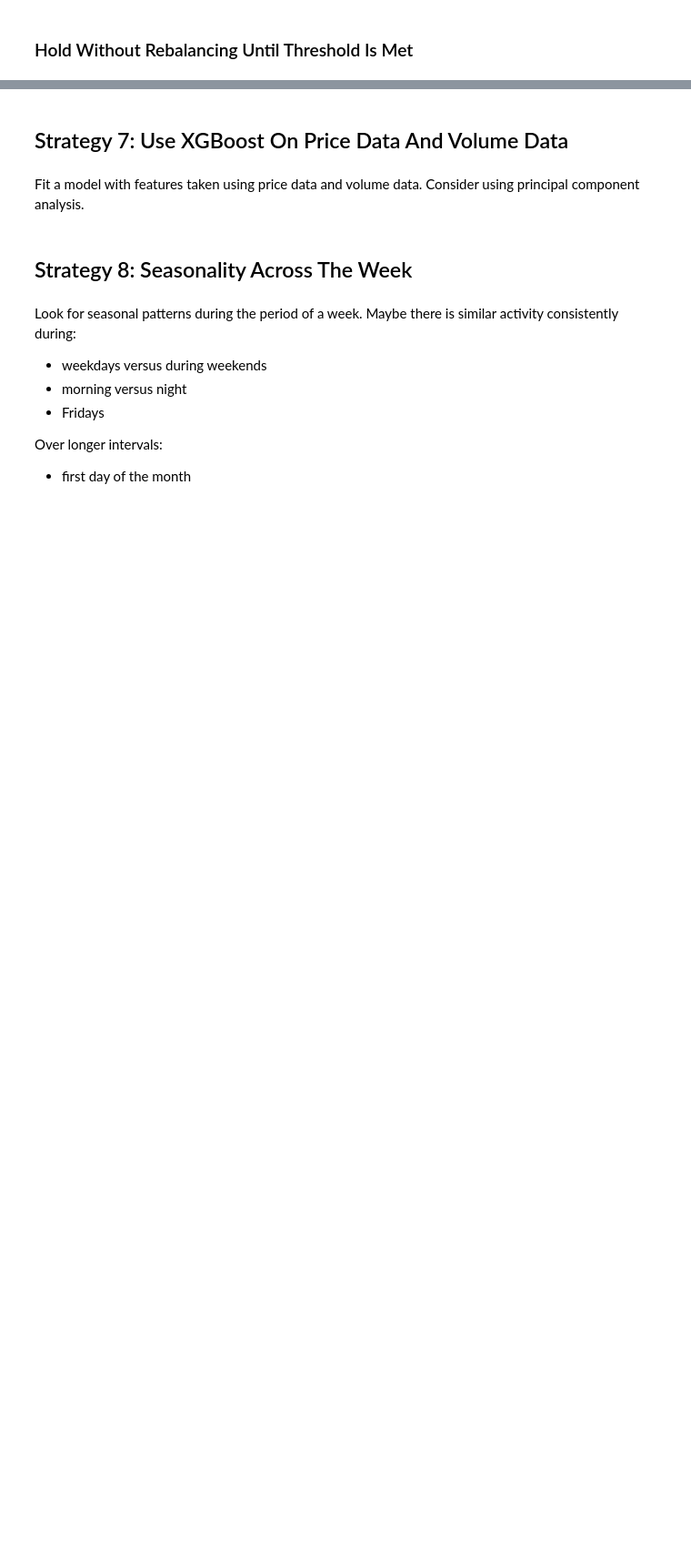
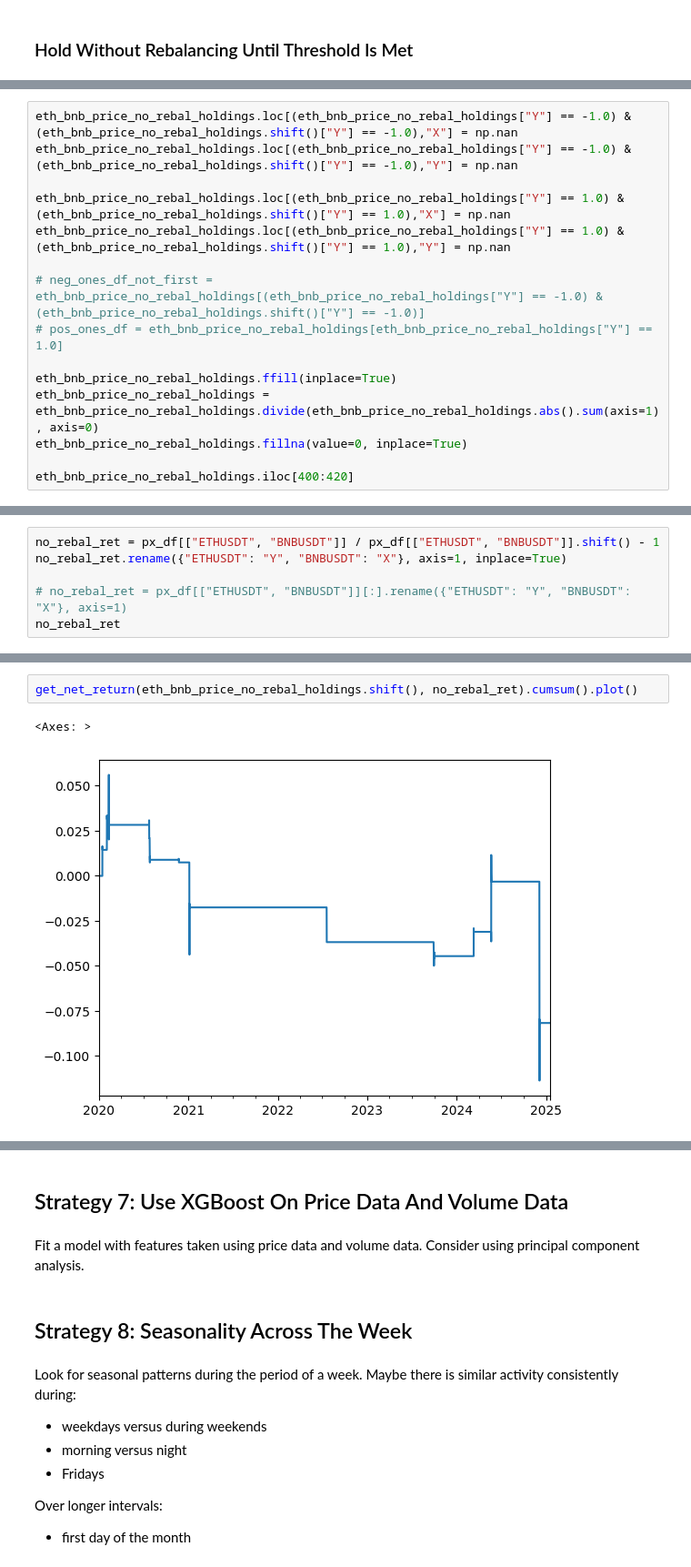
Before and after one commit to wbchristerson/jn-learning, a Jupyter notebook: cryptocurrency_stat_arb.ipynb, the cells around one changed output, grey strips where cells are left out. Shown at 91% size. Cells and saved outputs as stored; diff of their text form; blank space fills up the shorter version.

```diff
--- a/cryptocurrency_stat_arb.ipynb
+++ b/cryptocurrency_stat_arb.ipynb
@@ -1915,0 +1919,15 @@ eth_bnb_price_no_rebal_holdings.iloc[200:220]
+# %%
+eth_bnb_price_no_rebal_holdings.loc[(eth_bnb_price_no_rebal_holdings["Y"] == -1.0) & (eth_bnb_price_no_rebal_holdings.shift()["Y"] == -1.0),"X"] = np.nan
+eth_bnb_price_no_rebal_holdings.loc[(eth_bnb_price_no_rebal_holdings["Y"] == -1.0) & (eth_bnb_price_no_rebal_holdings.shift()["Y"] == -1.0),"Y"] = np.nan
+
+eth_bnb_price_no_rebal_holdings.loc[(eth_bnb_price_no_rebal_holdings["Y"] == 1.0) & (eth_bnb_price_no_rebal_holdings.shift()["Y"] == 1.0),"X"] = np.nan
+eth_bnb_price_no_rebal_holdings.loc[(eth_bnb_price_no_rebal_holdings["Y"] == 1.0) & (eth_bnb_price_no_rebal_holdings.shift()["Y"] == 1.0),"Y"] = np.nan
+
+# neg_ones_df_not_first = eth_bnb_price_no_rebal_holdings[(eth_bnb_price_no_rebal_holdings["Y"] == -1.0) & (eth_bnb_price_no_rebal_holdings.shift()["Y"] == -1.0)]
+# pos_ones_df = eth_bnb_price_no_rebal_holdings[eth_bnb_price_no_rebal_holdings["Y"] == 1.0]
+
+eth_bnb_price_no_rebal_holdings.ffill(inplace=True)
+eth_bnb_price_no_rebal_holdings = eth_bnb_price_no_rebal_holdings.divide(eth_bnb_price_no_rebal_holdings.abs().sum(axis=1), axis=0)
+eth_bnb_price_no_rebal_holdings.fillna(value=0, inplace=True)
+
+eth_bnb_price_no_rebal_holdings.iloc[400:420]
@@ -1915,0 +1952,6 @@ eth_bnb_price_no_rebal_holdings.iloc[200:220]
+# %%
+no_rebal_ret = px_df[["ETHUSDT", "BNBUSDT"]] / px_df[["ETHUSDT", "BNBUSDT"]].shift() - 1
+no_rebal_ret.rename({"ETHUSDT": "Y", "BNBUSDT": "X"}, axis=1, inplace=True)
+
+# no_rebal_ret = px_df[["ETHUSDT", "BNBUSDT"]][:].rename({"ETHUSDT": "Y", "BNBUSDT": "X"}, axis=1)
+no_rebal_ret
@@ -1915,0 +1972,5 @@ eth_bnb_price_no_rebal_holdings.iloc[200:220]
+# %%
+get_net_return(eth_bnb_price_no_rebal_holdings.shift(), no_rebal_ret).cumsum().plot()
+# %% [output]
+<Axes: >
+[figure, added]
```
Also changed, not shown: parts of 81 cells of this notebook.
